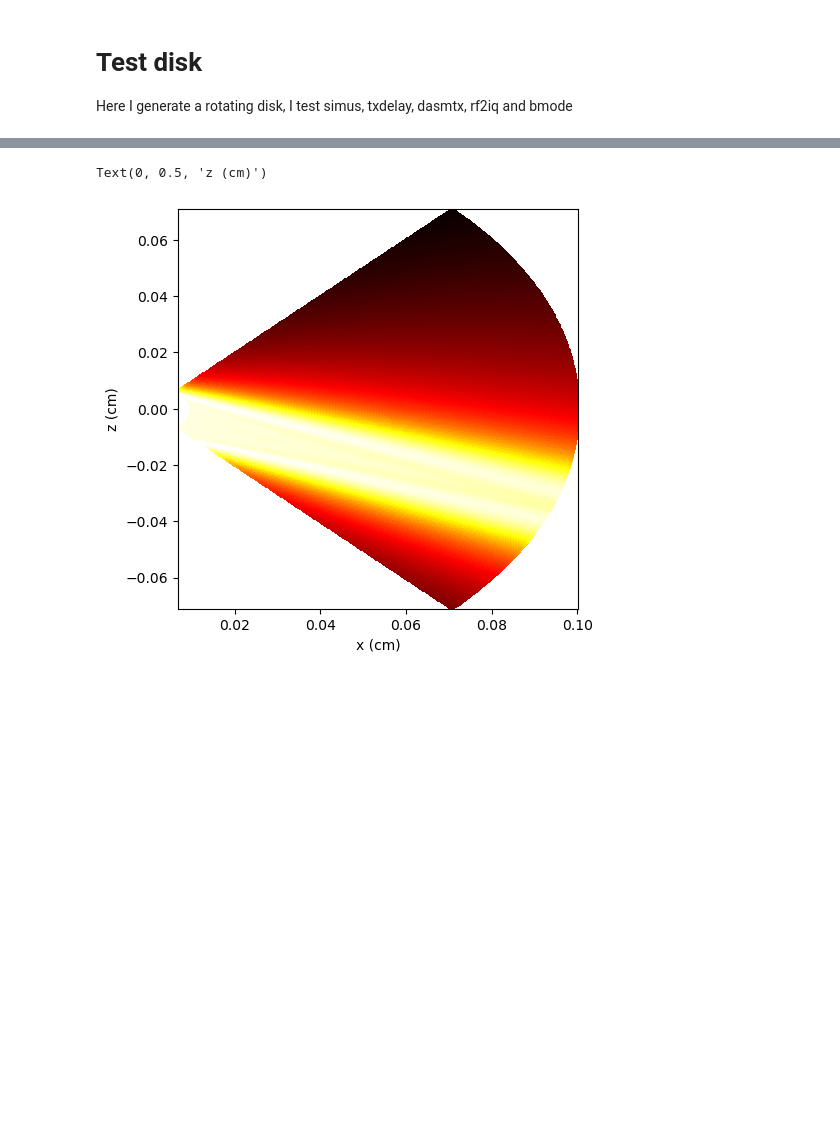
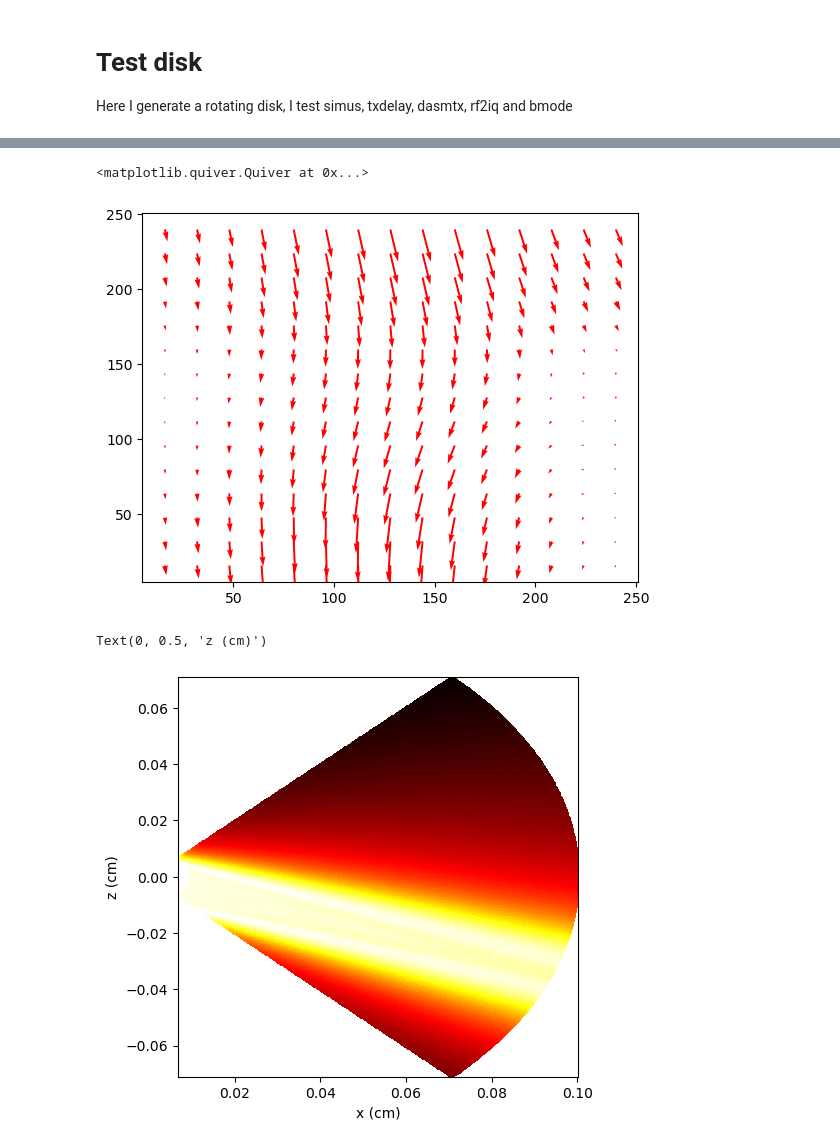
Before and after one commit to creatis-ULTIM/PyMUST, a Jupyter notebook: examples/rotatingDiskVelocitySynthetic.ipynb, the cells around one changed output, grey strips where cells are left out. Drawn from its saved outputs; the diff is of its cells as text; code cells hidden in the pictures; blank space fills up the shorter version.

```diff
--- a/examples/rotatingDiskVelocitySynthetic.ipynb
+++ b/examples/rotatingDiskVelocitySynthetic.ipynb
@@ -79,3 +101,8 @@ for i in tqdm.notebook.tqdm(range(nreps)):
+# %%
+plt.quiver(i, j, di*1000, dj*1000, color = 'r', scale = 1, scale_units = 'xy')
+# %% [output]
+<matplotlib.quiver.Quiver at 0x...>
+[figure, added]
 # %%
 P, _, _ = pymust.pfield(x,[], z,txdel, param.copy()); # Copy the param, since otherwise TXapodization will be changed.
 P_db = 20*np.log10(P/np.max(P))
```
Also changed, not shown: parts of 6 cells of this notebook, 10 other files.
